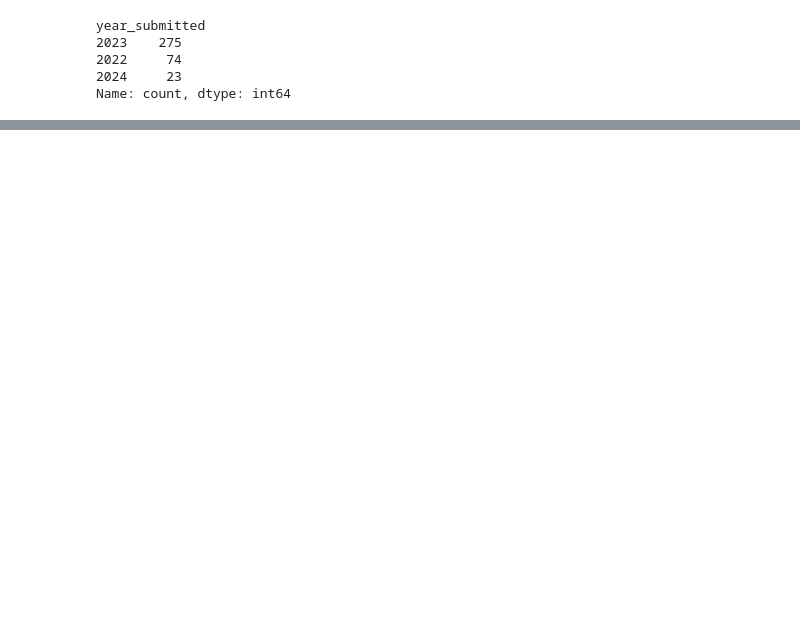
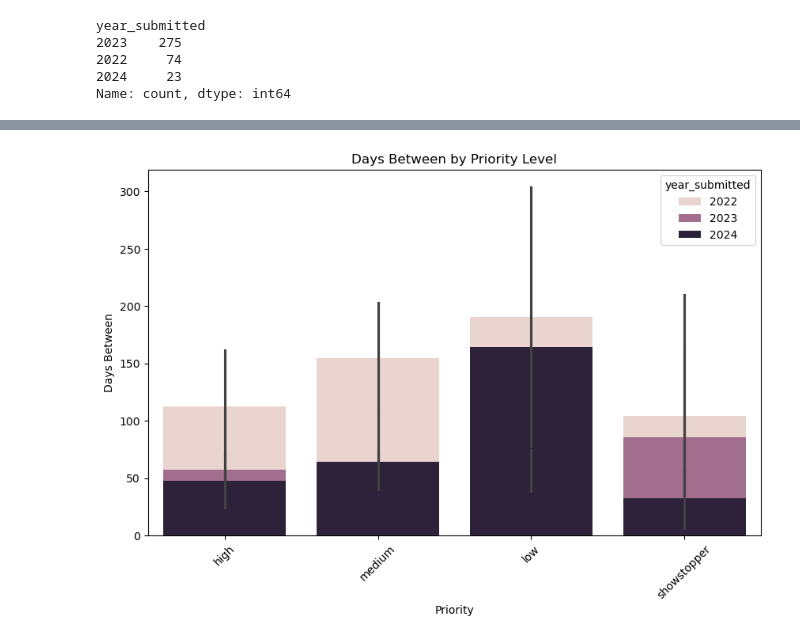
Before and after one commit to oscarhernandezmartinez/AI_WORKSHOP, a Jupyter notebook: EMR_AI_WORKSHOP.ipynb, the cells around one changed output, grey strips where cells are left out. Saved outputs shown, nothing was run; the diff lists cells and outputs as text; code cells hidden in the pictures; blank space fills up the shorter version.

```diff
--- a/EMR_AI_WORKSHOP.ipynb
+++ b/EMR_AI_WORKSHOP.ipynb
@@ -307,0 +386,13 @@ emr_data1.sort_values("days_between",ascending=False).head(10)
+# %%
+#import matplotlib.pyplot as plt
+#import seaborn as sns
+
+plt.figure(figsize=(10, 6))
+sns.barplot(data=emr_new, x='priority2', y='days_between', hue='year_submitted', dodge=False)
+plt.title('Days Between by Priority Level')
+plt.ylabel('Days Between')
+plt.xlabel('Priority')
+plt.xticks(rotation=45)
+plt.show()
+# %% [output]
+[figure, added]
```
Also changed, not shown: parts of 16 cells of this notebook.
